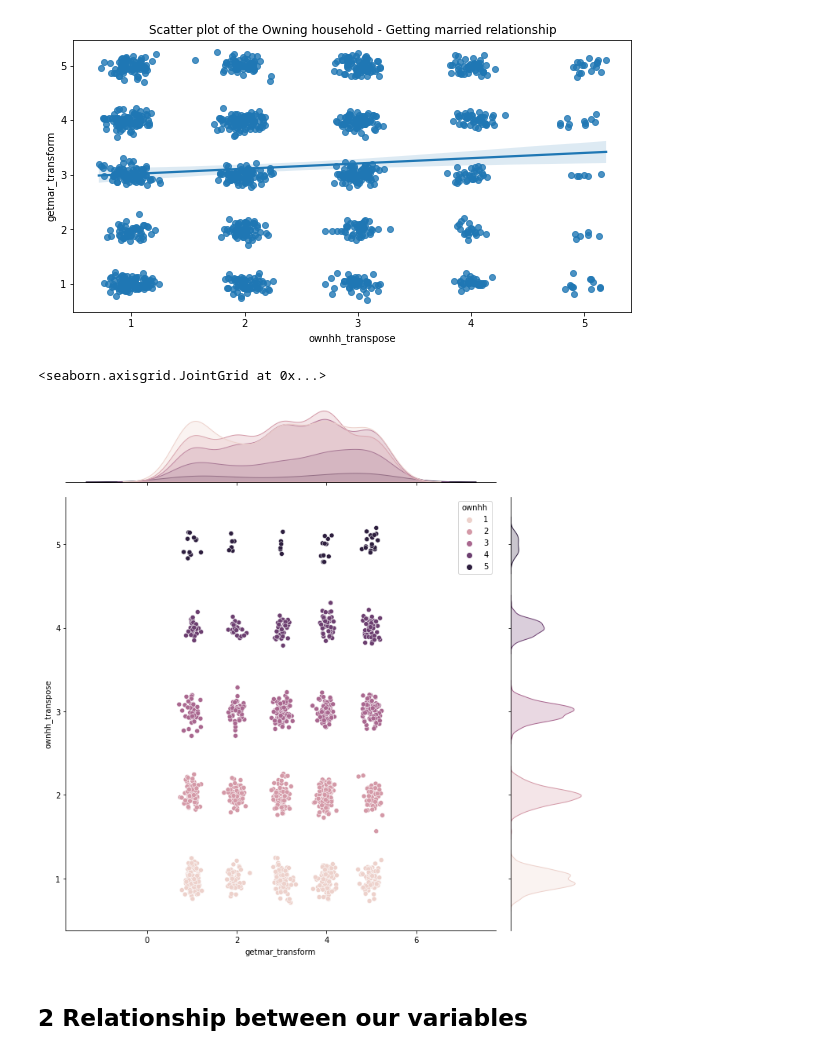
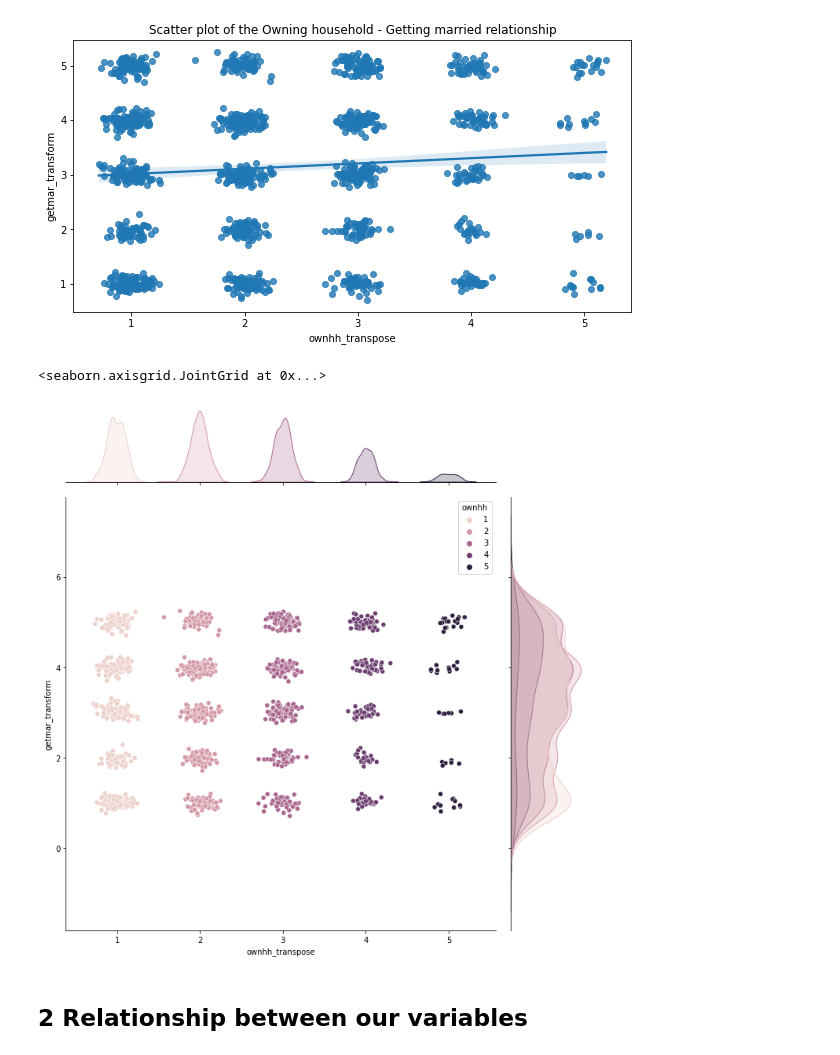
Before and after one commit to VondracekS/VSM, a Jupyter notebook: Notebooks/exc_02.ipynb, the cells around one changed output. Cells and saved outputs as stored; diff of their text form; code cells hidden in the pictures.

Commit message:
Checked data loading

```diff
--- a/Notebooks/exc_02.ipynb
+++ b/Notebooks/exc_02.ipynb
@@ -68,10 +68,10 @@ plt.title("Scatter plot of the Owning household - Getting married relationship")
 Text(0.5, 1.0, 'Scatter plot of the Owning household - Getting married relationship')
 [figure]
 # %%
-sns.jointplot(data=hh_marriage, y='ownhh_transpose', x='getmar_transform', hue='ownhh', height=10)
+sns.jointplot(data=hh_marriage, x='ownhh_transpose', y='getmar_transform', hue='ownhh', height=10)
 # %% [output]
 <seaborn.axisgrid.JointGrid at 0x...>
-[figure, old version]
+[figure, new version]
 # %% [markdown]
 ## 2 Relationship between our variables
 # %% [markdown]
```
Also changed, not shown: parts of 2 cells of this notebook, 3 other files.
